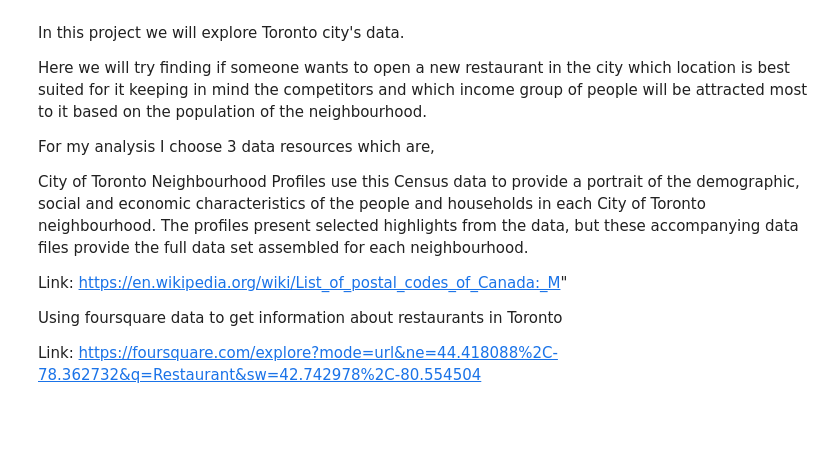
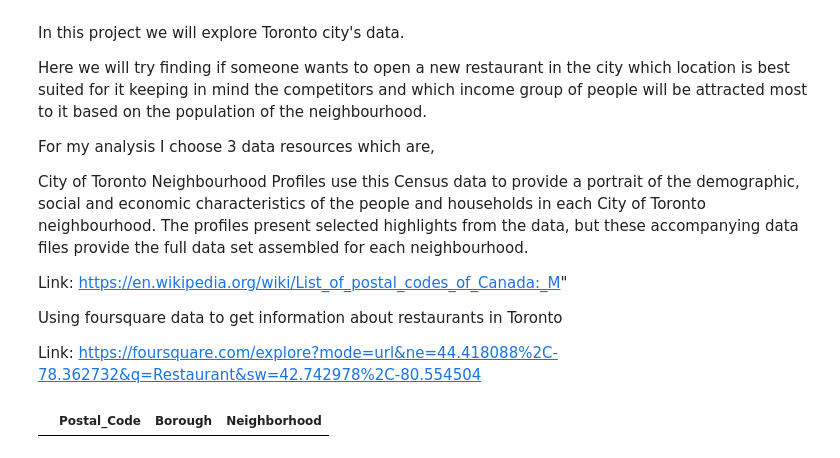
Before and after one commit to siddharth8619/Capstone, a Jupyter notebook: Applied Data Science Capstone.ipynb, the cells around one changed output. Saved outputs shown, nothing was run; the diff lists cells and outputs as text; code cells hidden in the pictures; blank space fills up the shorter version.

```diff
--- a/Applied Data Science Capstone.ipynb
+++ b/Applied Data Science Capstone.ipynb
@@ -32,3 +32,7 @@ column_names = ['Postal_Code','Borough', 'Neighborhood']
 
 # instantiate the dataframe
 pd_Nebr = pd.DataFrame(columns=column_names)
+# %%
+pd_Nebr
+# %% [output]
+|  | Postal_Code | Borough | Neighborhood |
```
Also changed, not shown: parts of 3 cells of this notebook.
